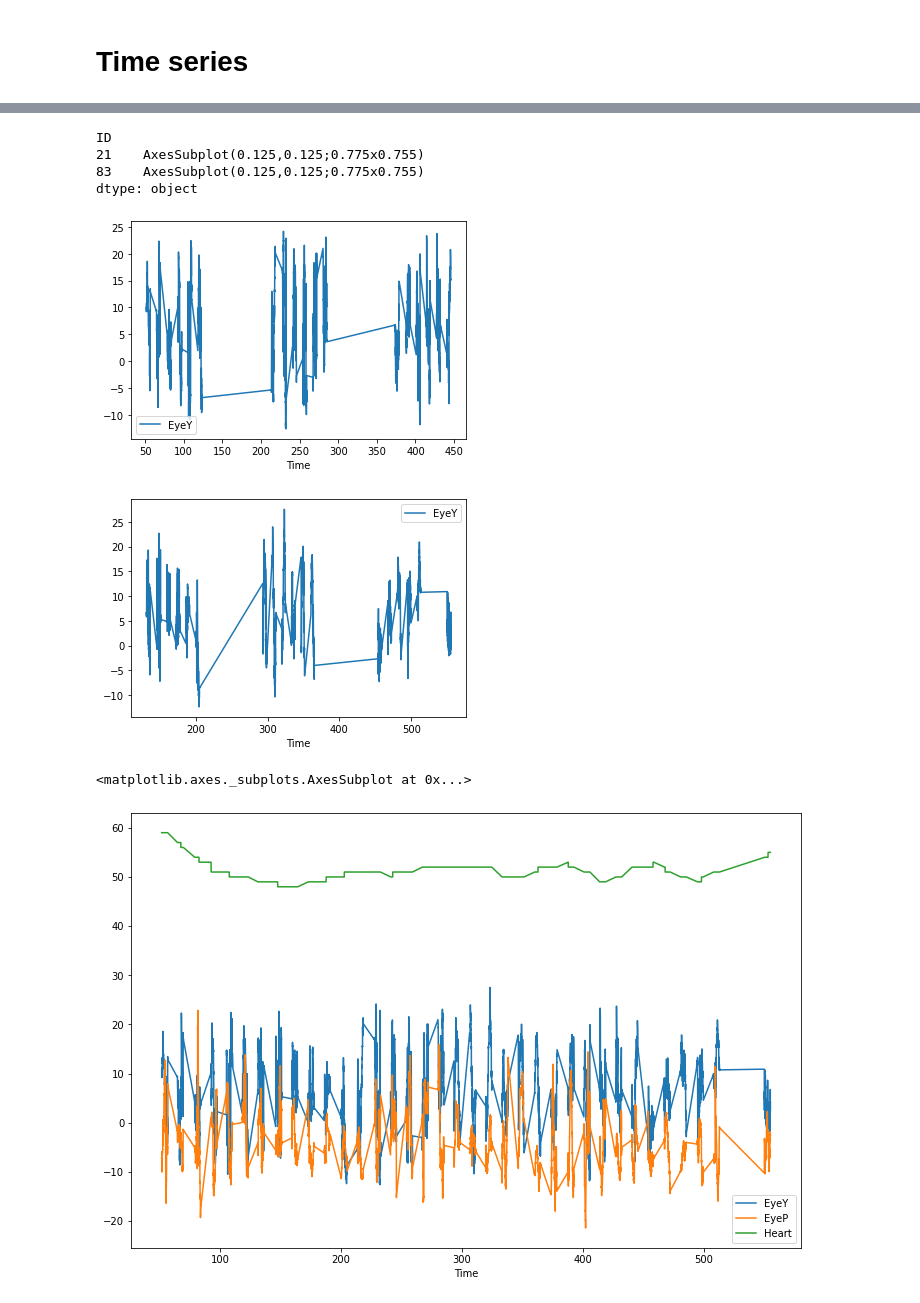
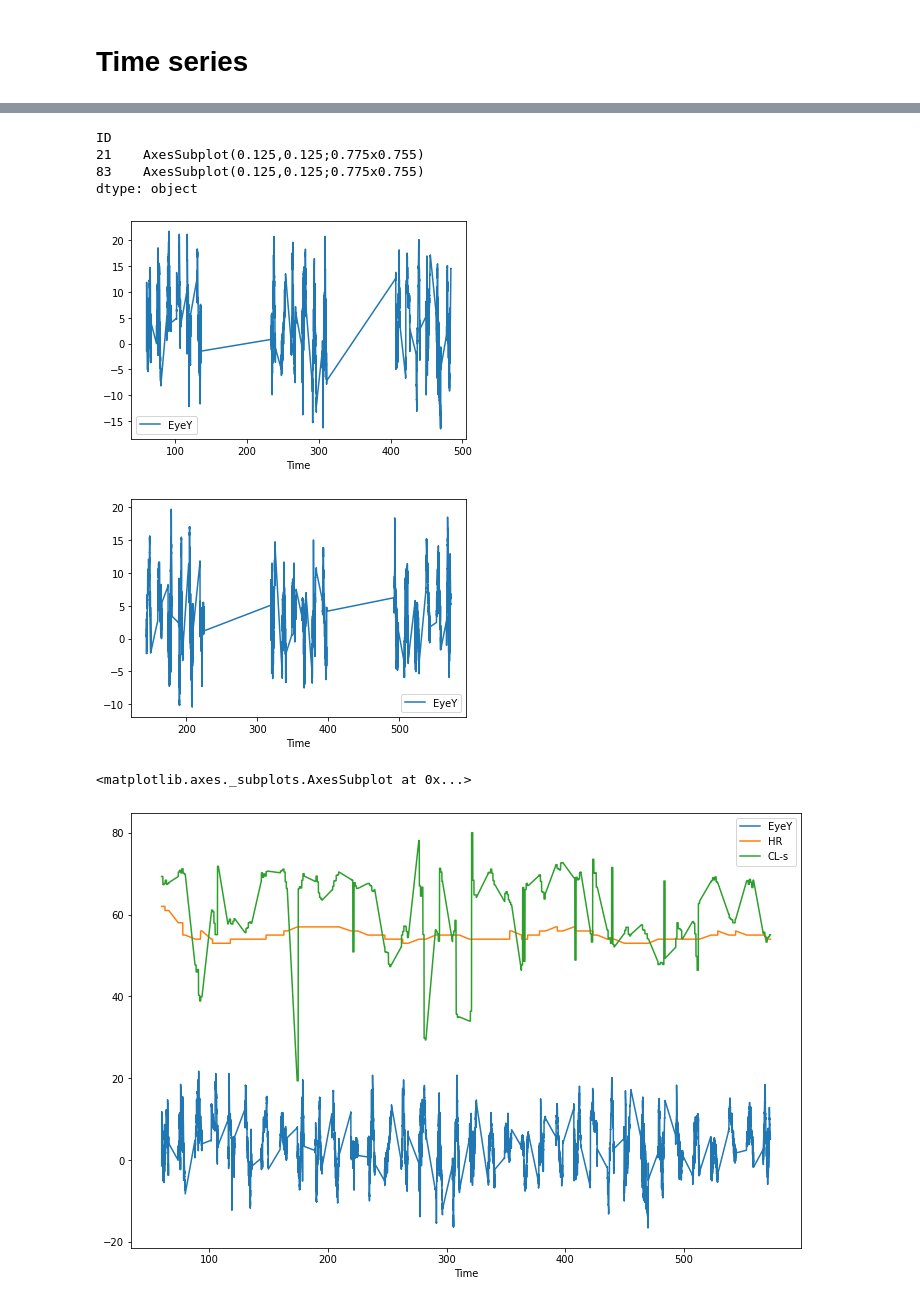
Before and after one commit to beallac/iitsec2022, a Jupyter notebook: Experiment Analysis.ipynb, the cells around one changed output, grey strips where cells are left out. Saved outputs shown, nothing was run; the diff lists cells and outputs as text; code cells hidden in the pictures.

```diff
--- a/Experiment Analysis.ipynb
+++ b/Experiment Analysis.ipynb
@@ -13,9 +13,11 @@ from scipy.stats import ttest_ind, ttest_rel
 from statsmodels.stats.power import TTestIndPower
 import statsmodels.api as sm
 from statsmodels.formula.api import ols
+
+#====================================================================
+SUMMARY_DATA        = '/content/ab4_stim_21_83_8s_data_summary.csv'
+TIME_SERIES_DATA    = '/content/ab4_stim_21_83_8s_data_gaze.csv'
+#====================================================================
-# %%
-SUMMARY_DATA        = '/content/ab3_stim_file3_data_summary.csv'
-TIME_SERIES_DATA    = '/content/ab3_stim_file3_data_gaze.csv'
 # %% [markdown]
 # Summary data
 # %%
@@ -114,9 +144,10 @@ memory usage: 39.4 MB
 # %%
 print(tdata.shape)
-df = tdata[tdata.ID != 42].set_index('ID')
-print(df.shape)
+
+# Eliminte practice triasl (42) and gaze invalid gaze samples (eye yaw equals 135 deg)
 df = tdata[(tdata.ID != 42) & (tdata.EyeY != 135)].set_index('ID')
 print(df.shape)
+
 grouped = df.groupby(level = 'ID')
 df.info()
 # %% [output]
@@ -167,10 +198,11 @@ ID
 21    AxesSubplot(0.125,0.125;0.775x0.755)
 83    AxesSubplot(0.125,0.125;0.775x0.755)
 dtype: object
-[figure, old version]
+[figure, new version]
-[figure, old version]
+[figure, new version]
 # %%
-df[['Time', 'EyeY', 'EyeP', 'Heart']].plot(x='Time', figsize = (12,8))
+df['CL-s'] = df['CL'] * 100
+df[['Time', 'EyeY', 'HR', 'CL-s']].plot(x='Time', figsize = (12,8))
 # %% [output]
 <matplotlib.axes._subplots.AxesSubplot at 0x...>
-[figure, old version]
+[figure, new version]
```
Also changed, not shown: parts of 15 cells of this notebook.
